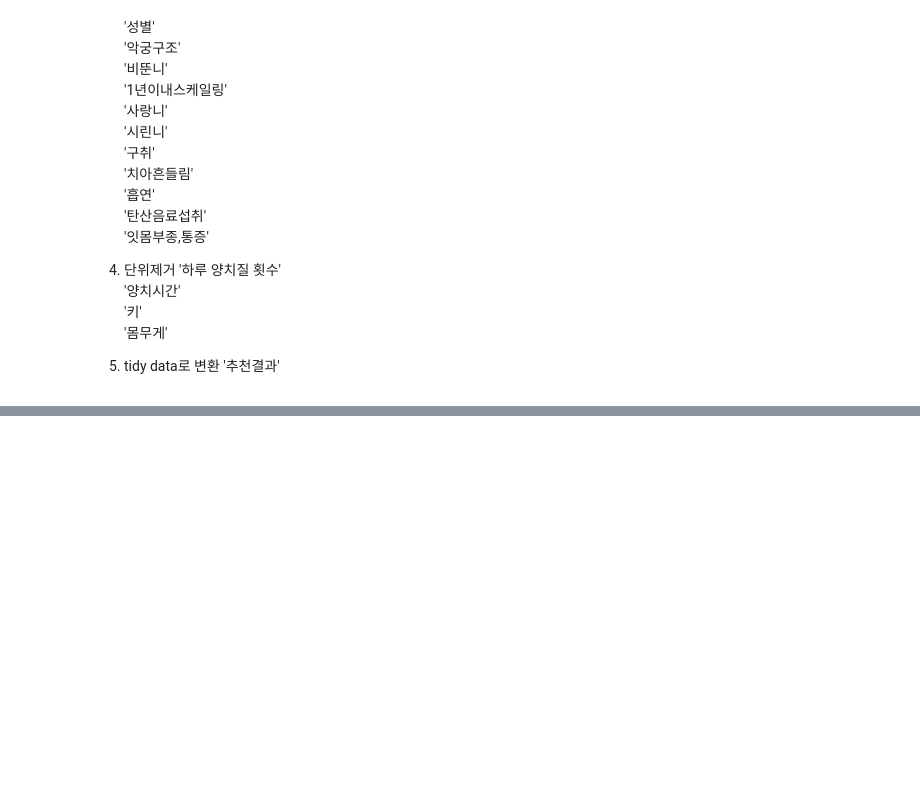
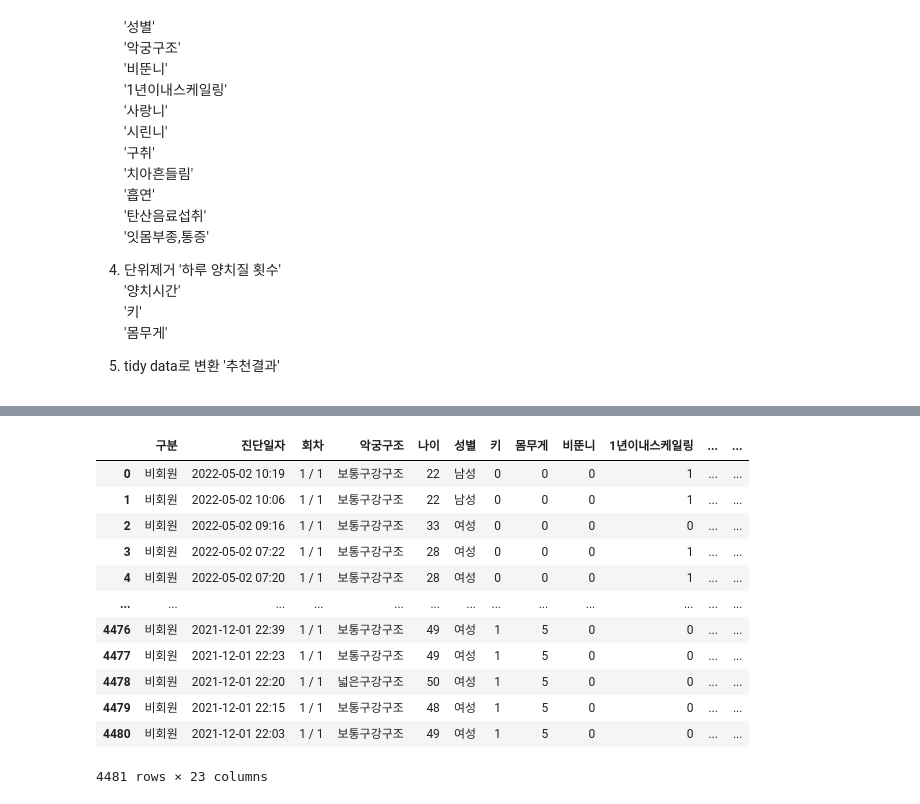
Before and after one commit to K-Final-Project/MZ-trend, a Jupyter notebook: cleand.ipynb, the cells around one changed output, grey strips where cells are left out. Drawn from its saved outputs; the diff is of its cells as text; code cells hidden in the pictures; blank space fills up the shorter version.

```diff
--- a/cleand.ipynb
+++ b/cleand.ipynb
@@ -144,0 +103,18 @@ ValueError: The truth value of a Series is ambiguous. Use a.empty, a.bool(), a.i
+# %%
+# 전처리 : 단위제거, 타입변환
+df['양치시간(분)'] = df['양치시간'].str.get(i=0)
+df['하루 양치질 횟수(회)'] = df['하루 양치질 횟수'].str.get(i=0)
+df['키'] = df['키'].str.get(i=0)
+df['몸무게'] = df['몸무게'].str.get(i=0)
+
+df = df.drop(columns = ['양치시간'])
+df = df.drop(columns = ['하루 양치질 횟수'])
+df = df.drop(columns = ['아이디or이메일'])
+
+#원핫인코딩
+df = df.replace('y',1)
+df = df.replace('n',0)
+
+cleand=df.astype({'양치시간(분)':'int','하루 양치질 횟수(회)':'int','키':'int','몸무게':'int'})
+
+cleand.head()
@@ -144,0 +148,39 @@ ValueError: The truth value of a Series is ambiguous. Use a.empty, a.bool(), a.i
+# %%
+def habit(df,cleand):
+    #정수타입으로 변환 전 데이터프레임 사용
+    bad_df = df[['흡연','탄산음료섭취','양치시간(분)','하루 양치질 횟수(회)']]
+    bad_df['양치시간(분)']=bad_df['양치시간(분)'].map({'1':'1','2':'0','3':'0'})
+    bad_df['하루 양치질 횟수(회)']=bad_df['하루 양치질 횟수(회)'].map({'1':'1','2':'0','3':'0'})
+
+    #타입변환
+    bad_df=bad_df.astype({'양치시간(분)':'int','하루 양치질 횟수(회)':'int'})
+    bad_df['나쁜습관'] = bad_df.sum(axis=1)
+
+    str_df = df[['사랑니','비뚠니']]
+    str_df['바뀔 수 없는 구강구조'] = str_df.sum(axis=1)
+
+    sit_df = df[['구취','치아흔들림','시린니','잇몸부종,통증']]
+    sit_df['치아 상황'] = sit_df.sum(axis=1)
+
+    cleand['나쁜습관'] = bad_df['나쁜습관']
+    cleand['바뀔 수 없는 구강구조'] = str_df['바뀔 수 없는 구강구조']
+    cleand['치아 상황'] = sit_df['치아 상황']
+
+    return cleand
+# %%
+habit(df,cleand)
+cleand
+# %% [output]
+|  | 구분 | 진단일자 | 회차 | 악궁구조 | 나이 | 성별 | 키 | 몸무게 | 비뚠니 | 1년이내스케일링 | ... | ... |
+| 0 | 비회원 | 2022-05-02 10:19 | 1 / 1 | 보통구강구조 | 22 | 남성 | 0 | 0 | 0 | 1 | ... | ... |
+| 1 | 비회원 | 2022-05-02 10:06 | 1 / 1 | 보통구강구조 | 22 | 남성 | 0 | 0 | 0 | 1 | ... | ... |
+| 2 | 비회원 | 2022-05-02 09:16 | 1 / 1 | 보통구강구조 | 33 | 여성 | 0 | 0 | 0 | 0 | ... | ... |
+| 3 | 비회원 | 2022-05-02 07:22 | 1 / 1 | 보통구강구조 | 28 | 여성 | 0 | 0 | 0 | 1 | ... | ... |
+| 4 | 비회원 | 2022-05-02 07:20 | 1 / 1 | 보통구강구조 | 28 | 여성 | 0 | 0 | 0 | 1 | ... | ... |
+| ... | ... | ... | ... | ... | ... | ... | ... | ... | ... | ... | ... | ... |
+| 4476 | 비회원 | 2021-12-01 22:39 | 1 / 1 | 보통구강구조 | 49 | 여성 | 1 | 5 | 0 | 0 | ... | ... |
+| 4477 | 비회원 | 2021-12-01 22:23 | 1 / 1 | 보통구강구조 | 49 | 여성 | 1 | 5 | 0 | 0 | ... | ... |
+| 4478 | 비회원 | 2021-12-01 22:20 | 1 / 1 | 넓은구강구조 | 50 | 여성 | 1 | 5 | 0 | 0 | ... | ... |
+| 4479 | 비회원 | 2021-12-01 22:15 | 1 / 1 | 보통구강구조 | 48 | 여성 | 1 | 5 | 0 | 0 | ... | ... |
+| 4480 | 비회원 | 2021-12-01 22:03 | 1 / 1 | 보통구강구조 | 49 | 여성 | 1 | 5 | 0 | 0 | ... | ... |
+4481 rows × 23 columns
```
Also changed, not shown: parts of 9 cells of this notebook.
